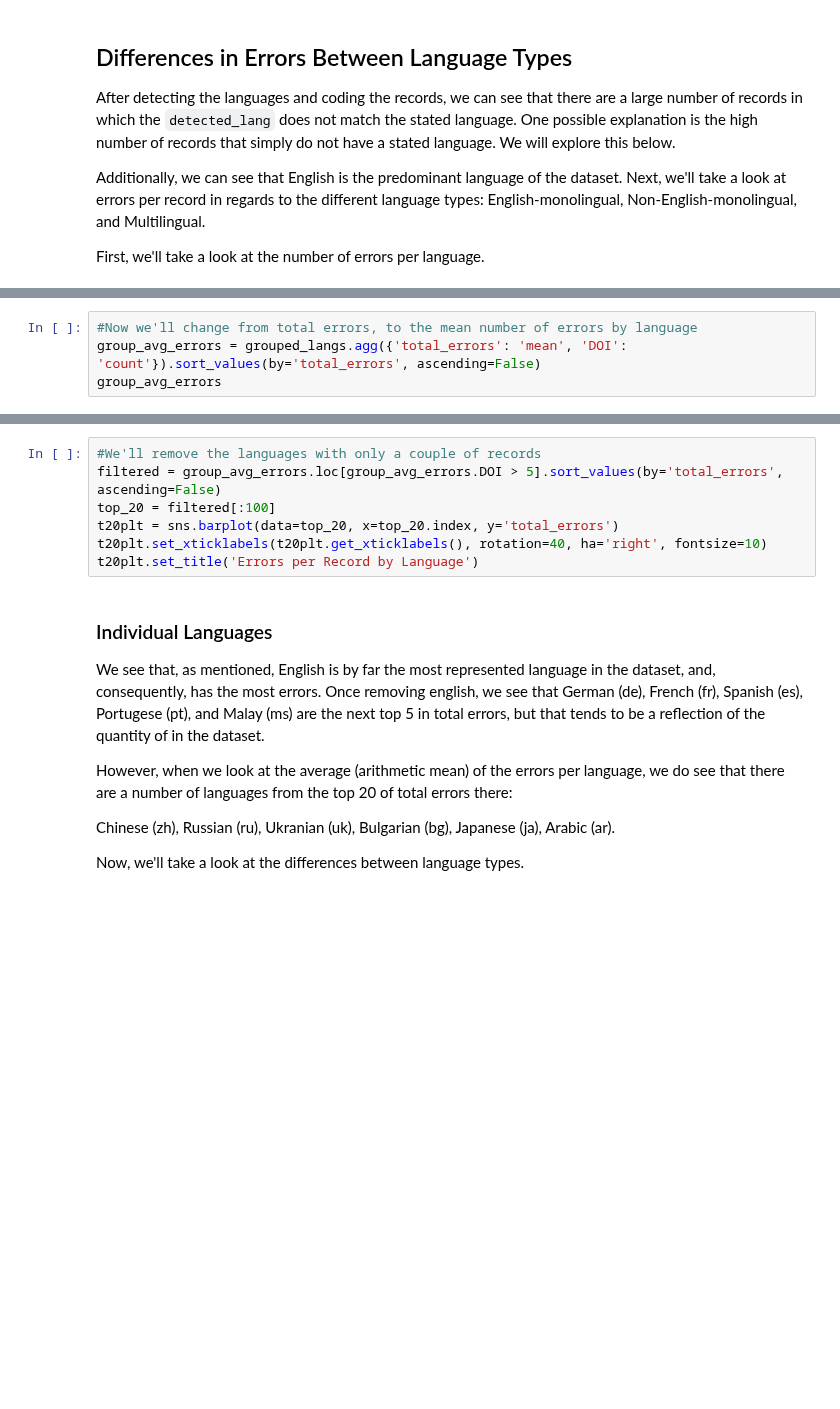
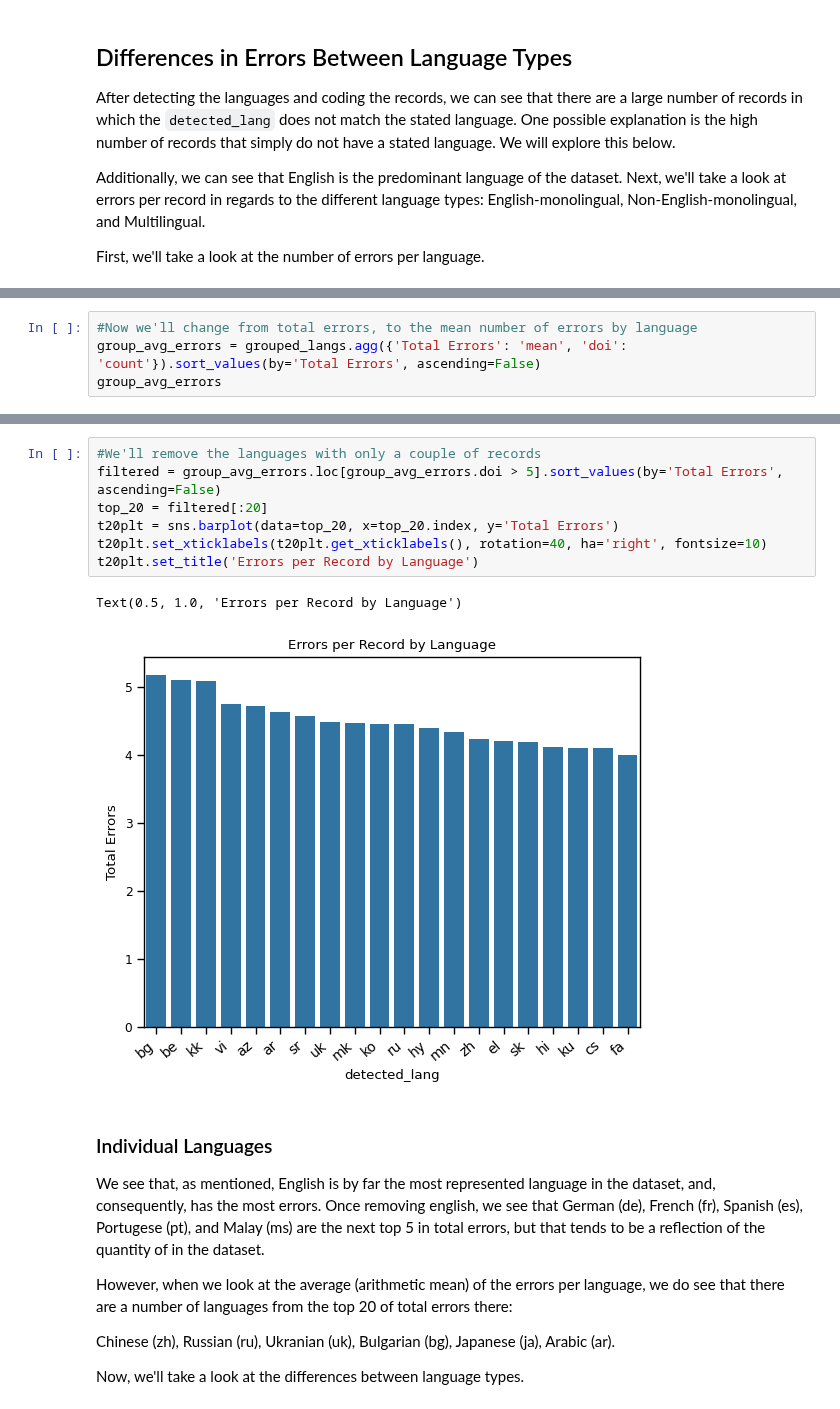
Before and after one commit to ShillyJWakes/crossref-metadata-heurestics, a Jupyter notebook: notebooks/04_language_detection.ipynb, the cells around one changed output, grey strips where cells are left out. Drawn from its saved outputs; the diff is of its cells as text; blank space fills up the shorter version.

```diff
--- a/notebooks/04_language_detection.ipynb
+++ b/notebooks/04_language_detection.ipynb
@@ -209,4 +301,4 @@ t20plt.set_title('Total Errors by Language (excl. English)')
 # %%
 #Now we'll change from total errors, to the mean number of errors by language
-group_avg_errors = grouped_langs.agg({'total_errors': 'mean', 'DOI': 'count'}).sort_values(by='total_errors', ascending=False)
+group_avg_errors = grouped_langs.agg({'Total Errors': 'mean', 'doi': 'count'}).sort_values(by='Total Errors', ascending=False)
 group_avg_errors
@@ -213,10 +320,13 @@ group_avg_errors
 # %%
 #We'll remove the languages with only a couple of records
-filtered = group_avg_errors.loc[group_avg_errors.DOI > 5].sort_values(by='total_errors', ascending=False)
-top_20 = filtered[:100]
-t20plt = sns.barplot(data=top_20, x=top_20.index, y='total_errors')
+filtered = group_avg_errors.loc[group_avg_errors.doi > 5].sort_values(by='Total Errors', ascending=False)
+top_20 = filtered[:20]
+t20plt = sns.barplot(data=top_20, x=top_20.index, y='Total Errors')
 t20plt.set_xticklabels(t20plt.get_xticklabels(), rotation=40, ha='right', fontsize=10)
 t20plt.set_title('Errors per Record by Language')
+# %% [output]
+Text(0.5, 1.0, 'Errors per Record by Language')
+[figure, added]
 # %% [markdown]
 ### Individual Languages
 We see that, as mentioned, English is by far the most represented language in the dataset, and, consequently, has the most errors. Once removing english, we see that German (de), French (fr), Spanish (es), Portugese (pt), and Malay (ms) are the next top 5 in total errors, but that tends to be a reflection of the quantity of  in the dataset.
```
Also changed, not shown: parts of 23 cells of this notebook, 5 other files.
